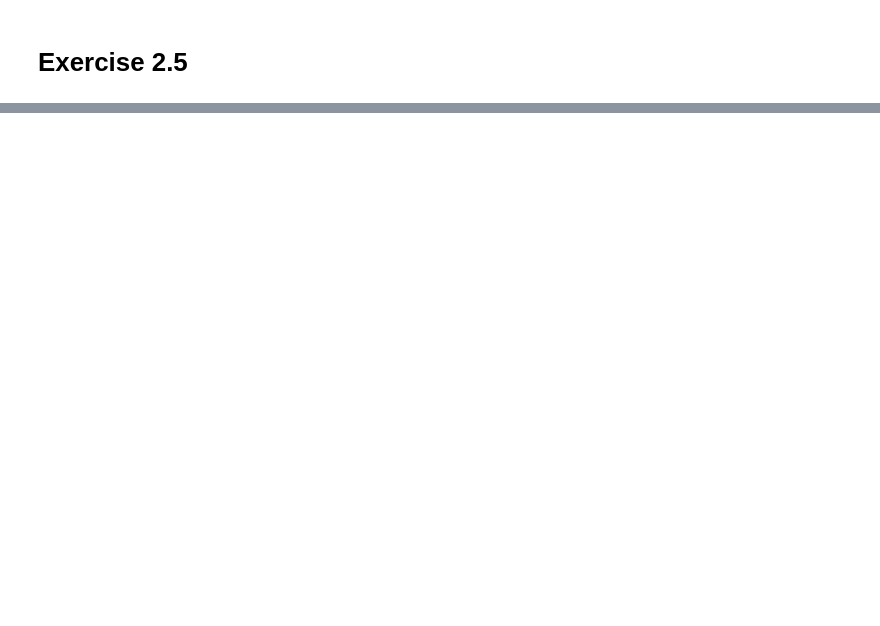
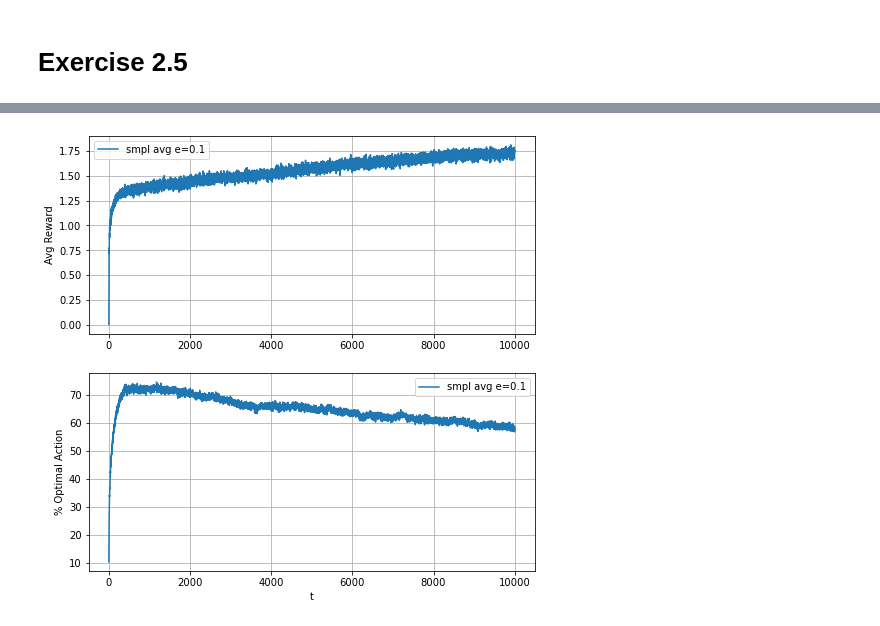
Before and after one commit to justinberi/reinforcement_learning_an_introduction_2e, a Jupyter notebook: chapter_2/exercise_2.2.ipynb, the cells around one changed output, grey strips where cells are left out. Saved outputs shown, nothing was run; the diff lists cells and outputs as text; code cells hidden in the pictures; blank space fills up the shorter version.

```diff
--- a/chapter_2/exercise_2.2.ipynb
+++ b/chapter_2/exercise_2.2.ipynb
@@ -314 +256,31 @@ plt.show()
+# %%
+m = 2000
+n = 10000
+
+R = numpy.zeros((m,n))
+A = numpy.zeros((m,n))
+for i in tqdm.trange(m):
+
+    a = IncrementalAvgLearning(epsilon=0.1,env=kArmBanditNonstationary)
+    a.run(n)
+
+    R[i,:] = a.env.R
+    A[i,:] = a.env.A_optimal_selected
+
+R = numpy.mean(R,axis=0)
+A = numpy.mean(A,axis=0)
+
+fig,ax = plt.subplots(2,1,figsize=(8,8))
+
+ax[0].plot(R, label='smpl avg e=0.1')
+ax[0].set_ylabel('Avg Reward')
+ax[1].plot(A*100, label='smpl avg e=0.1')
+ax[1].set_ylabel('% Optimal Action')
+ax[1].set_xlabel('t')
+
+for i in ax.flat:
+    i.grid(True)
+    i.legend()
+# %% [output]
+[figure, added]
 # %%
```
Also changed, not shown: parts of 13 cells of this notebook, 1 other file.
